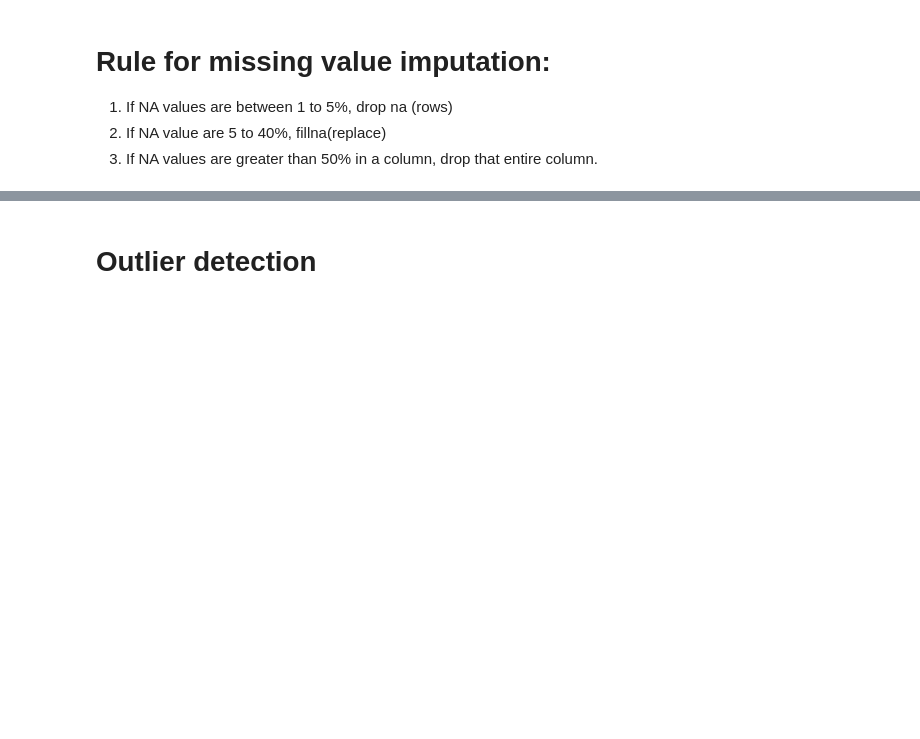
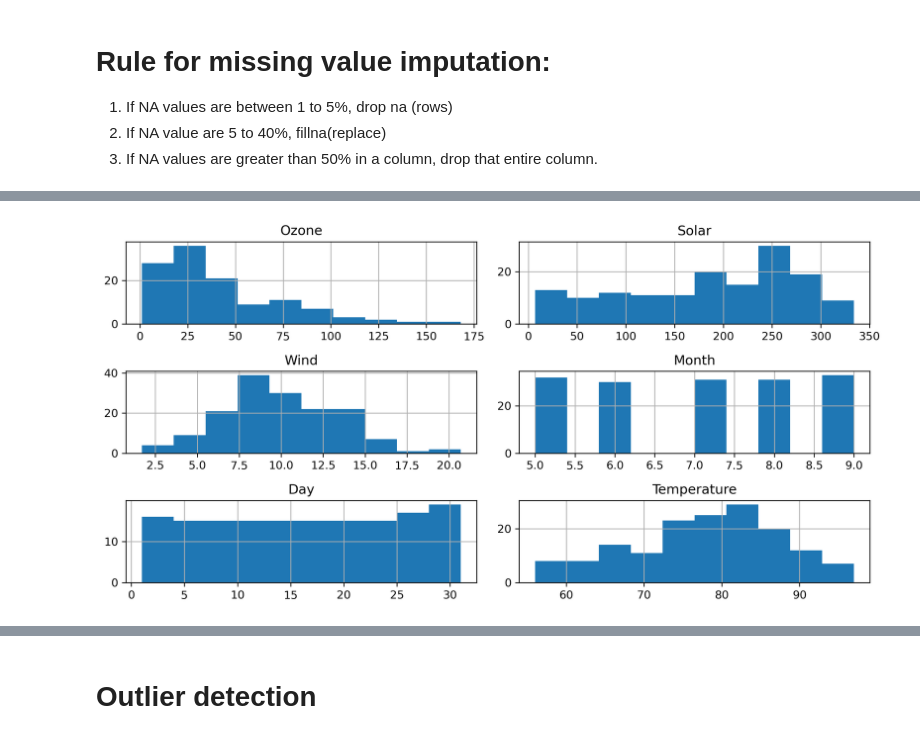
Before and after one commit to aishwaryamate/April24_Batch, a Jupyter notebook: Machine Learning/EDA/EDA- 1.ipynb, the cells around one changed output, grey strips where cells are left out. Cells and saved outputs as stored; diff of their text form; code cells hidden in the pictures; blank space fills up the shorter version.

```diff
--- a/Machine Learning/EDA/EDA- 1.ipynb
+++ b/Machine Learning/EDA/EDA- 1.ipynb
@@ -493 +555,9 @@ plt.tight_layout()
+# %%
+plt.rcParams['figure.figsize'] = (10,5)
+plt.rcParams['figure.dpi'] = 300
+# %%
+df.hist()
+plt.tight_layout()
+# %% [output]
+[figure, added]
 # %%
```
Also changed, not shown: parts of 36 cells of this notebook.
